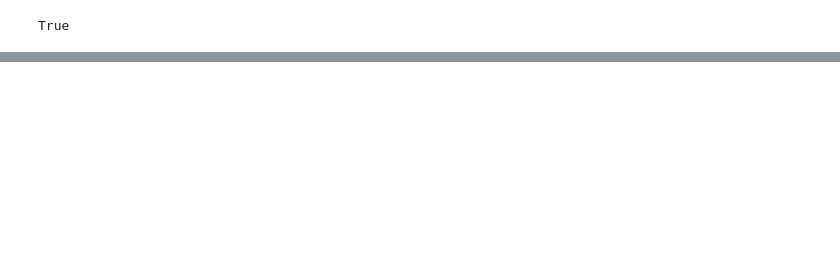
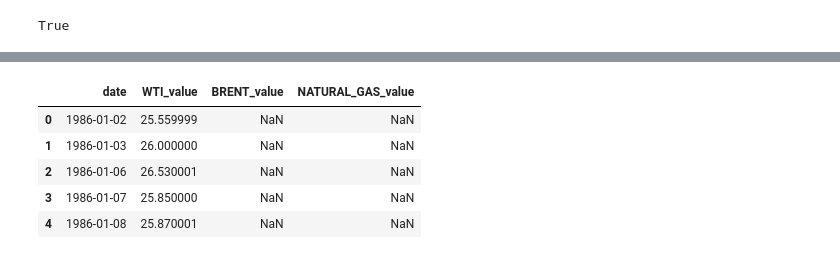
Before and after one commit to csautter/oil-price-prediction-lab, a Jupyter notebook: data_sources/alphavantage/Oil-Prices.ipynb, the cells around one changed output, grey strips where cells are left out. Saved outputs shown, nothing was run; the diff lists cells and outputs as text; code cells hidden in the pictures; blank space fills up the shorter version.

```diff
--- a/data_sources/alphavantage/Oil-Prices.ipynb
+++ b/data_sources/alphavantage/Oil-Prices.ipynb
@@ -49,0 +24,4 @@ dtype: int64
+# %%
+df_wti = avc.get_data_as_pandas_df('WTI')
+df_brent = avc.get_data_as_pandas_df('BRENT')
+df_gas = avc.get_data_as_pandas_df('NATURAL_GAS')
@@ -49,0 +46,11 @@ dtype: int64
+# %%
+df_merged = pd.merge(df_wti, df_brent, on='date', how='outer', suffixes=(False, False))
+df_merged = pd.merge(df_merged, df_gas, on='date', how='outer', suffixes=(False, False))
+df_merged.head()
+# %% [output]
+|  | date | WTI_value | BRENT_value | NATURAL_GAS_value |
+| 0 | 1986-01-02 | 25.559999 | NaN | NaN |
+| 1 | 1986-01-03 | 26.000000 | NaN | NaN |
+| 2 | 1986-01-06 | 26.530001 | NaN | NaN |
+| 3 | 1986-01-07 | 25.850000 | NaN | NaN |
+| 4 | 1986-01-08 | 25.870001 | NaN | NaN |
```
Also changed, not shown: parts of 14 cells of this notebook, 2 other files.
